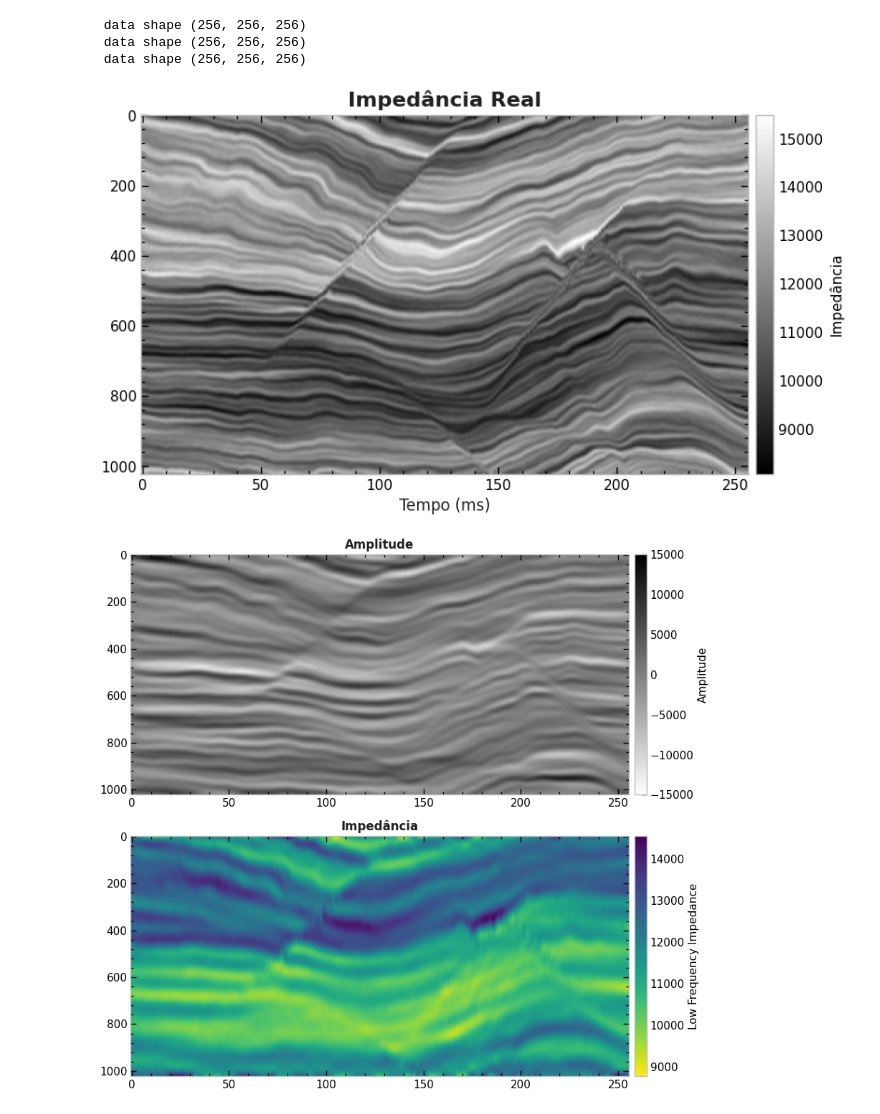
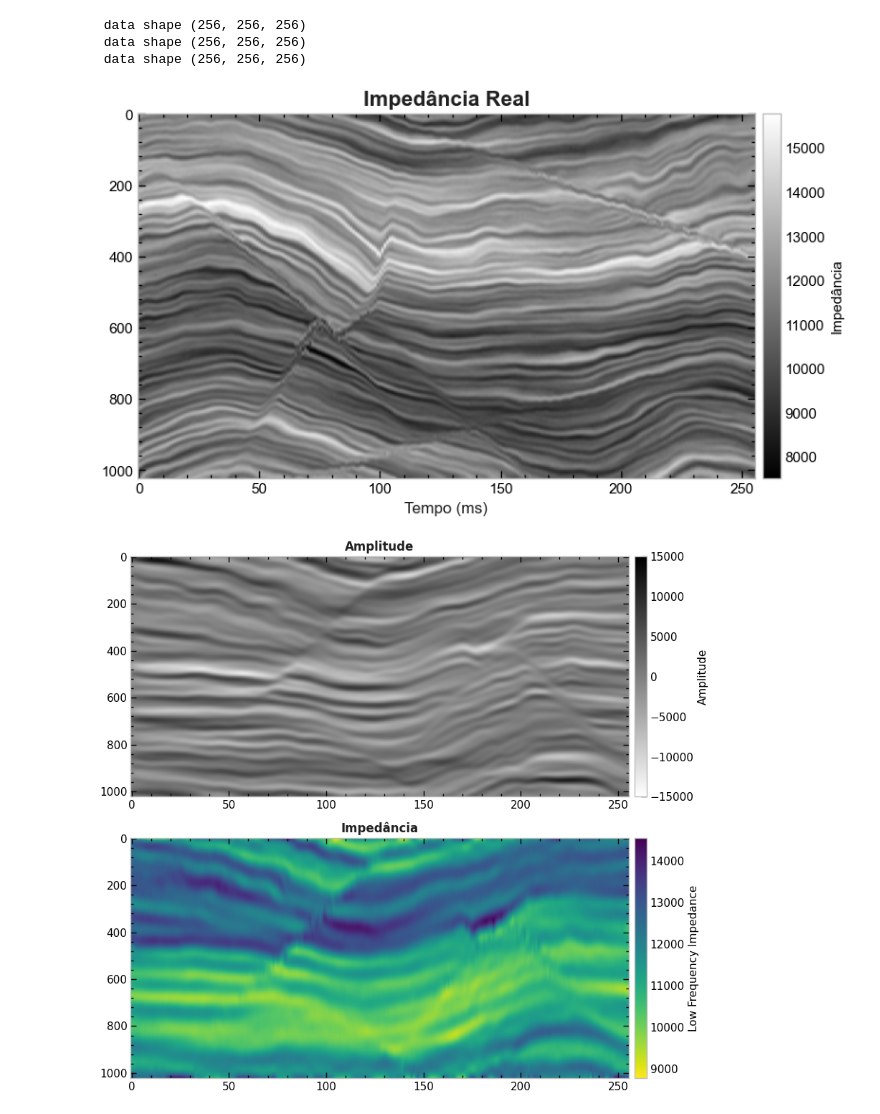
Before and after one commit to albano-a/inversion_methods_algorithms, a Jupyter notebook: full_section.ipynb, the cells around one changed output. Drawn from its saved outputs; the diff is of its cells as text; code cells hidden in the pictures.

```diff
--- a/full_section.ipynb
+++ b/full_section.ipynb
@@ -58,19 +58,19 @@ imp_background = butter_lowpass_filtfilt(data_imp, cutoff_back, fs, order=5)
 # %%
 plt.figure(figsize=(10, 5))
 
-impb = plt.imshow(imp_30hz[128, :, :].T, cmap='gray', aspect='auto')
+impb = plt.imshow(imp_30hz[:, 128, :].T, cmap='gray', aspect='auto')
 plt.title('Impedância Real', fontsize=16, fontweight='bold', color=TEXT_COLOR)
 plt.xlabel("Tempo (ms)", fontsize=12, color=TEXT_COLOR)
 plt.gca().set_yticklabels([str(int(tick)*4) for tick in plt.gca().get_yticks()])
 cbar = plt.colorbar(impb, pad=0.01)
 cbar.set_label('Impedância', size=11)
 cbar.ax.tick_params(labelsize=11)
 plt.tick_params(axis='both', labelsize=11)
 
 plt.grid()
 plt.show()
 # %% [output]
-[figure, old version]
+[figure, new version]
 # %%
 fig, axs = plt.subplots(2, 1, figsize=(9,8))
 
```
Also changed, not shown: parts of 7 cells of this notebook, 2 other files.
